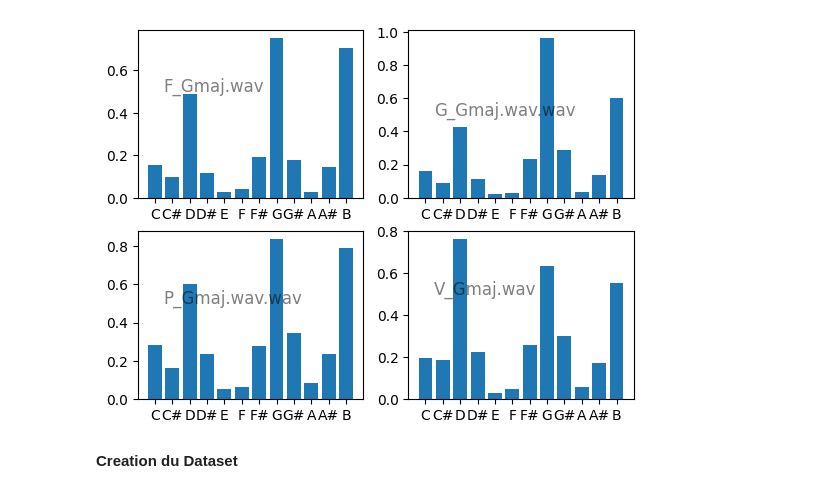
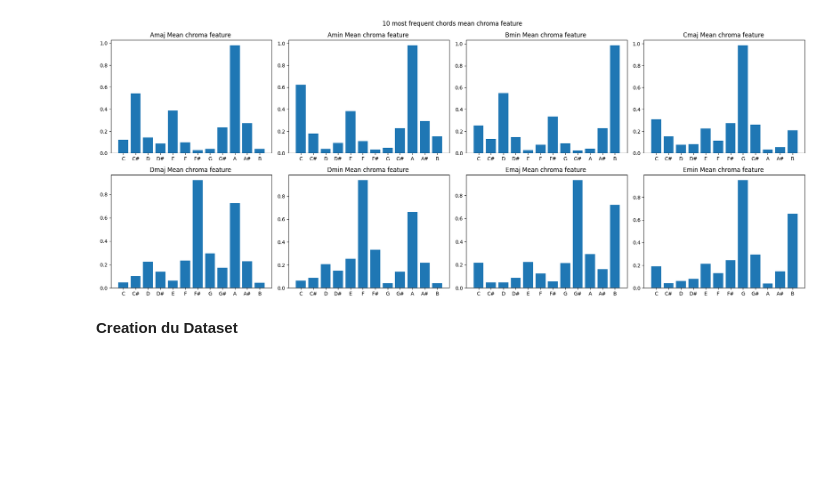
Before and after one commit to bonjooooour/PFE_Analayse_musicale, a Jupyter notebook: Chords_analysis/rn_on_one_chord.ipynb, the cells around one changed output. Drawn from its saved outputs; the diff is of its cells as text; code cells hidden in the pictures; blank space fills up the shorter version.

```diff
--- a/Chords_analysis/rn_on_one_chord.ipynb
+++ b/Chords_analysis/rn_on_one_chord.ipynb
@@ -87,33 +73,36 @@ def get_feature(file_path):
 
   feature = chroma_mean
   return feature
-# %%
-names = ['C', 'C#', 'D','D#','E','F','F#','G','G#','A','A#','B'] # nom des barres
-
-values_f = get_feature(flute_file).tolist()
-values_g = get_feature(guitar_file).tolist()
-values_p = get_feature(piano_file).tolist()
-values_v = get_feature(violin_file).tolist()
-
-plt.subplot(221)
-plt.bar(names, values_f)
-plt.text(0.5, 0.5, "F_Gmaj.wav", size=12, alpha=.5)
-
-plt.subplot(222)
-plt.bar(names, values_g)
-plt.text(0.5,0.5, "G_Gmaj.wav.wav", size=12, alpha=.5)
-
-plt.subplot(223)
-plt.bar(names, values_p)
-plt.text(0.5,0.5, "P_Gmaj.wav.wav", size=12, alpha=.5)
-
-plt.subplot(224)
-plt.bar(names, values_v)
-plt.text(0.5,0.5, "V_Gmaj.wav", size=12, alpha=.5)
-
-plt.show()
-# %% [output]
-[figure, removed]
+# %%
+chroma_mean = []
+for file in files:
+    chroma_mean.append(get_feature(file))
+# %%
+# Crée la figure en dehors de la boucle
+names = ['C', 'C#', 'D','D#','E','F','F#','G','G#','A','A#','B'] # nom des barres
+fig, axes = plt.subplots(2, 4, figsize=(20, 8))
+
+for i in range(2):
+    for j in range(4):
+        # Utilise un indice pour accéder à chaque ensemble de données dans chroma_data
+        data = chroma_mean[i * 4 + j]
+
+        # Crée un bar chart
+        axes[i, j].bar(names, data)  # Remplace 'blue' par la couleur de ton choix
+
+        # Ajoute des titres, labels, etc. si nécessaire
+        axes[i, j].set_title(f'{most_frq_chords[i * 4 + j]} Mean chroma feature ')
+
+# Ajoute un titre global
+fig.suptitle('10 most frequent chords mean chroma feature')
+
+# Ajuste l'espacement entre les sous-graphiques
+plt.tight_layout()
+
+# Affiche la figure entière
+plt.show()
+# %% [output]
+[figure, added]
 # %% [markdown]
 **Creation du Dataset**
 # %%
```
Also changed, not shown: parts of 16 cells of this notebook, 3 other files.
